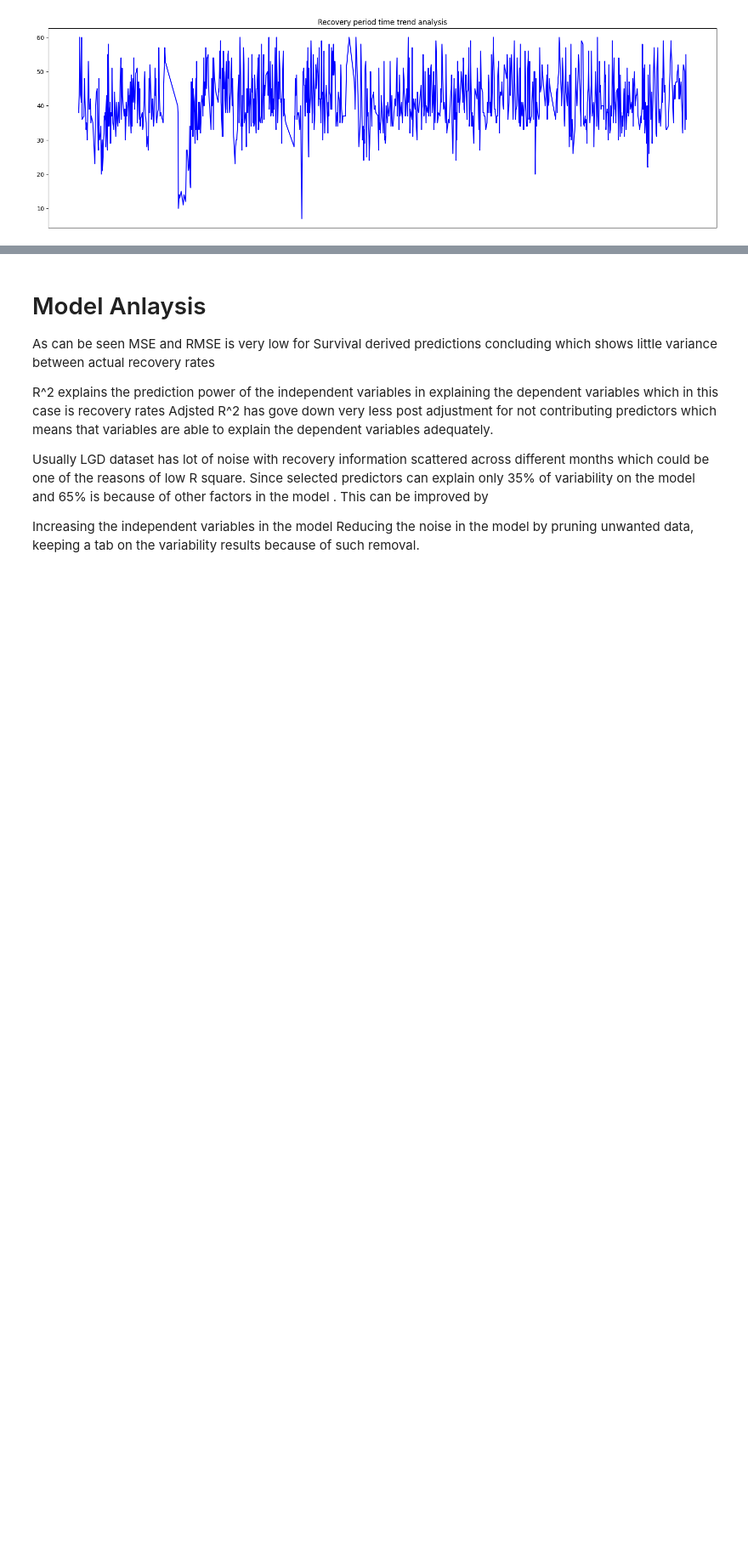
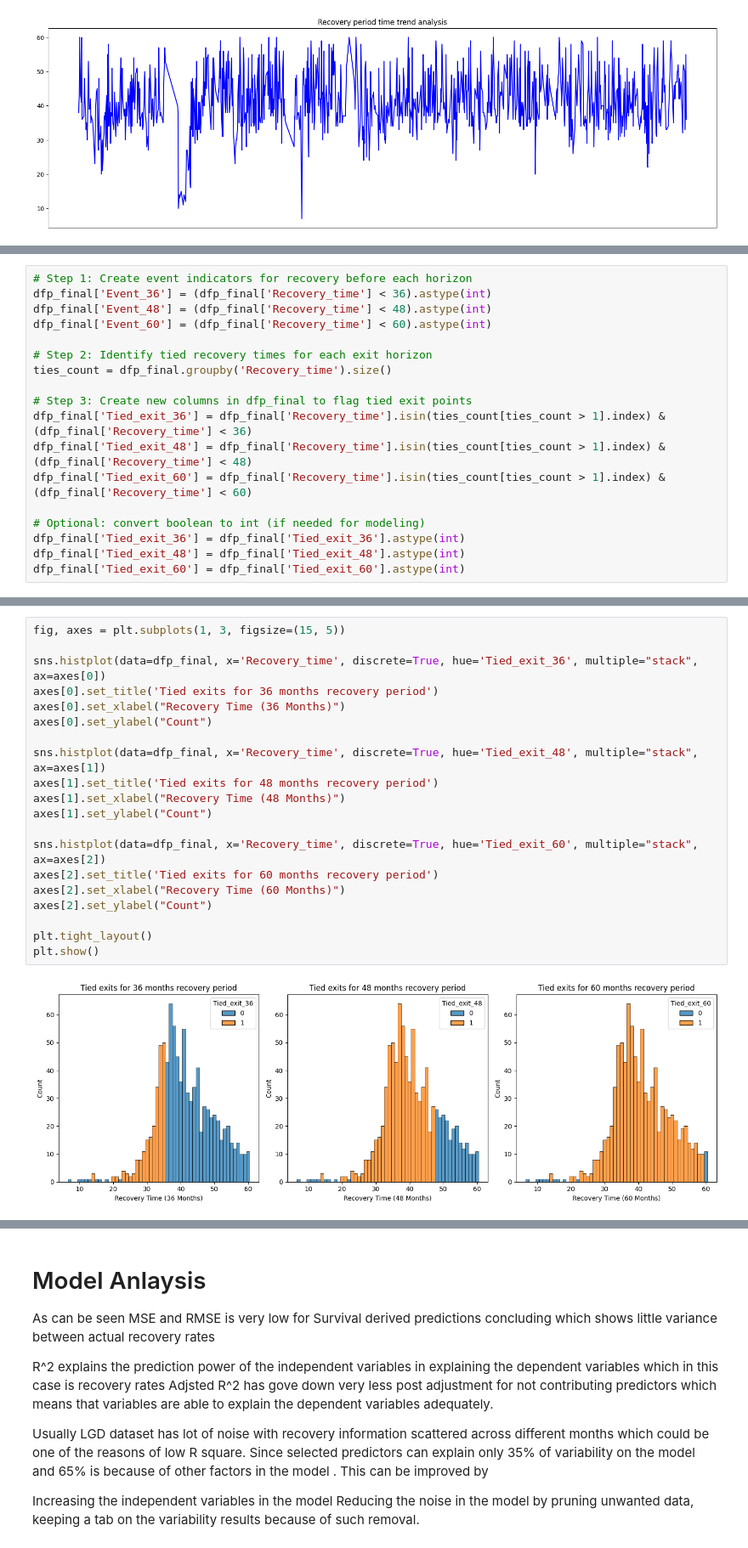
Before and after one commit to prashant65/LGD_Survival, a Jupyter notebook: LGD_Survival .ipynb, the cells around one changed output, grey strips where cells are left out. Shown at 85% size. Saved outputs shown, nothing was run; the diff lists cells and outputs as text; blank space fills up the shorter version.

```diff
--- a/LGD_Survival .ipynb
+++ b/LGD_Survival .ipynb
@@ -1048,0 +1063,18 @@ plt.show()
+# %%
+# Step 1: Create event indicators for recovery before each horizon
+dfp_final['Event_36'] = (dfp_final['Recovery_time'] < 36).astype(int)
+dfp_final['Event_48'] = (dfp_final['Recovery_time'] < 48).astype(int)
+dfp_final['Event_60'] = (dfp_final['Recovery_time'] < 60).astype(int)
+
+# Step 2: Identify tied recovery times for each exit horizon
+ties_count = dfp_final.groupby('Recovery_time').size()
+
+# Step 3: Create new columns in dfp_final to flag tied exit points
+dfp_final['Tied_exit_36'] = dfp_final['Recovery_time'].isin(ties_count[ties_count > 1].index) & (dfp_final['Recovery_time'] < 36)
+dfp_final['Tied_exit_48'] = dfp_final['Recovery_time'].isin(ties_count[ties_count > 1].index) & (dfp_final['Recovery_time'] < 48)
+dfp_final['Tied_exit_60'] = dfp_final['Recovery_time'].isin(ties_count[ties_count > 1].index) & (dfp_final['Recovery_time'] < 60)
+
+# Optional: convert boolean to int (if needed for modeling)
+dfp_final['Tied_exit_36'] = dfp_final['Tied_exit_36'].astype(int)
+dfp_final['Tied_exit_48'] = dfp_final['Tied_exit_48'].astype(int)
+dfp_final['Tied_exit_60'] = dfp_final['Tied_exit_60'].astype(int)
@@ -1049,3 +1091,25 @@ plt.show()
+# %%
+fig, axes = plt.subplots(1, 3, figsize=(15, 5))
+
+sns.histplot(data=dfp_final, x='Recovery_time', discrete=True, hue='Tied_exit_36', multiple="stack", ax=axes[0])
+axes[0].set_title('Tied exits for 36 months recovery period')
+axes[0].set_xlabel("Recovery Time (36 Months)")
+axes[0].set_ylabel("Count")
+
+sns.histplot(data=dfp_final, x='Recovery_time', discrete=True, hue='Tied_exit_48', multiple="stack", ax=axes[1])
+axes[1].set_title('Tied exits for 48 months recovery period')
+axes[1].set_xlabel("Recovery Time (48 Months)")
+axes[1].set_ylabel("Count")
+
+sns.histplot(data=dfp_final, x='Recovery_time', discrete=True, hue='Tied_exit_60', multiple="stack", ax=axes[2])
+axes[2].set_title('Tied exits for 60 months recovery period')
+axes[2].set_xlabel("Recovery Time (60 Months)")
+axes[2].set_ylabel("Count")
+
+plt.tight_layout()
+plt.show()
+# %% [output]
+[figure, added]
 # %%
 # after selecting and understanding the number of exits per time period we are confirmed to use the Brenslow Efron mrthod
 # checking for corelations
```
Also changed, not shown: parts of 30 cells of this notebook.
